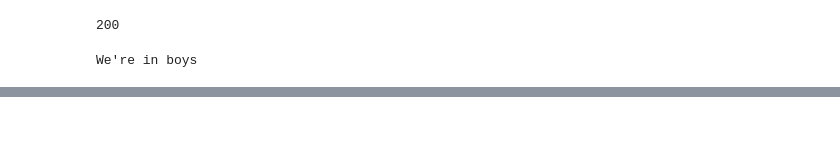
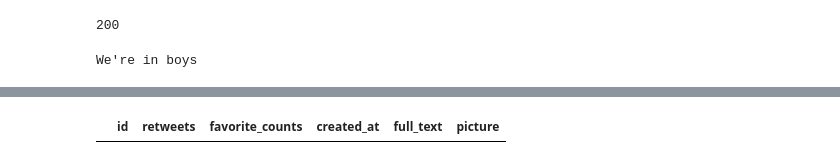
Before and after one commit to GarrettMarkScott/WeRateDogs_Twitter_Analysis, a Jupyter notebook: WeRateDogs_Notebook.ipynb, the cells around one changed output, grey strips where cells are left out. Drawn from its saved outputs; the diff is of its cells as text; code cells hidden in the pictures; blank space fills up the shorter version.

```diff
--- a/WeRateDogs_Notebook.ipynb
+++ b/WeRateDogs_Notebook.ipynb
@@ -147,0 +160,16 @@ NameError: name 'tweet_data' is not defined
+# %%
+tweets = pd.DataFrame({'id':[],'retweets':[],'favorite_counts':[],'created_at':[],'full_text':[],'picture':[]})
+
+for row in range(1,5):
+    tweet=2
+    tweets.append({'id':[tweet_data[tweet]['retweet_count']],'retweets':tweet,'favorite_counts':tweet,'created_at':tweet,'full_text':tweet,'picture':tweet}, ignore_index=True)
+    #tweets['retweets'] = [tweet_data[tweet]['retweet_count']]
+    #tweets['favorite_counts'] = [tweet_data[tweet]['favorite_count']]
+    #tweets['created_at'] = [tweet_data[tweet]['created_at']]
+    #tweets['full_text'] = [tweet_data[tweet]['full_text']]
+    #tweets['picture'] = [tweet_data[tweet]['entities']['media'][0]['media_url']]
+    tweet = tweet+1
+
+tweets.head()
+# %% [output]
+|  | id | retweets | favorite_counts | created_at | full_text | picture |
```
Also changed, not shown: parts of 12 cells of this notebook.
